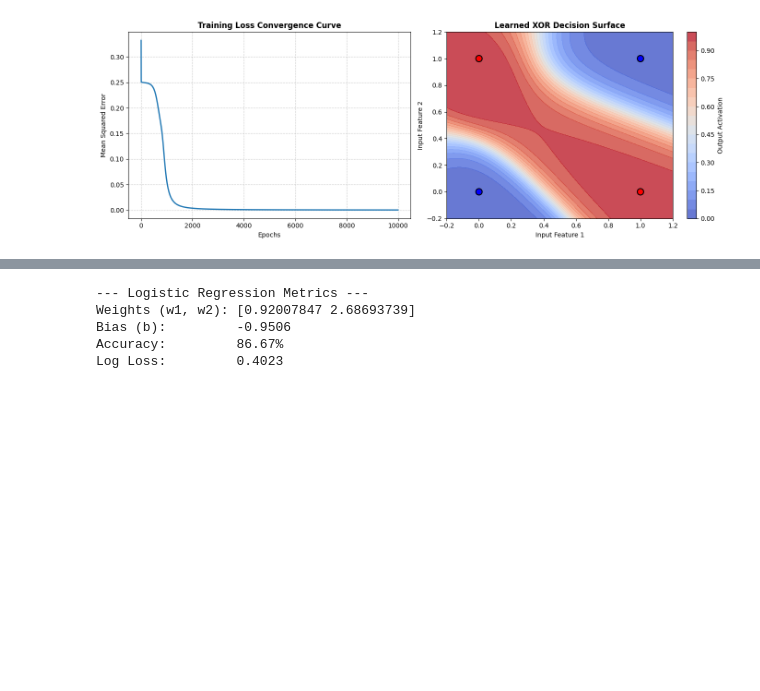
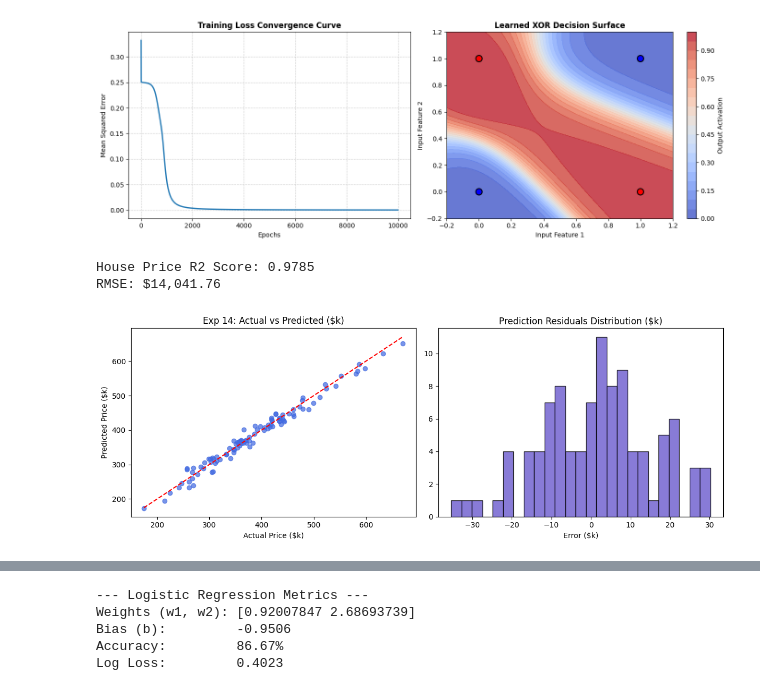
Before and after one commit to Dusyaant/FUNDAMENTALS-OF-MACHINE-LEARNING, a Jupyter notebook: MLA0202_Lab_Exps.ipynb, the cells around one changed output, grey strips where cells are left out. Saved outputs shown, nothing was run; the diff lists cells and outputs as text; code cells hidden in the pictures; blank space fills up the shorter version.

```diff
--- a/MLA0202_Lab_Exps.ipynb
+++ b/MLA0202_Lab_Exps.ipynb
@@ -318,3 +318,55 @@ Target Output:
 Network Predictions:
  [0.0142 0.9906 0.979  0.0186]
 [figure]
+# %%
+import numpy as np
+import pandas as pd
+import matplotlib.pyplot as plt
+from sklearn.model_selection import train_test_split
+from sklearn.preprocessing import StandardScaler
+from sklearn.linear_model import Ridge
+from sklearn.metrics import mean_squared_error, r2_score
+
+# 1. Generate realistic housing dataset
+np.random.seed(42)
+n = 500
+sqft = np.random.normal(1800, 500, n).clip(600, 4500)
+bedrooms = np.round(sqft / 550).clip(1, 6)
+location_score = np.random.uniform(1, 10, n)
+house_age = np.random.randint(0, 40, n)
+
+price = (sqft * 150) + (bedrooms * 12000) + (location_score * 18000) - (house_age * 1100) + np.random.normal(0, 15000, n)
+
+X = pd.DataFrame({'SqFt': sqft, 'Bedrooms': bedrooms, 'Location_Score': location_score, 'Age': house_age})
+X_train, X_test, y_train, y_test = train_test_split(X, price, test_size=0.2, random_state=42)
+
+# 2. Scale features & fit Ridge Regression
+scaler = StandardScaler()
+X_train_s = scaler.fit_transform(X_train)
+X_test_s = scaler.transform(X_test)
+
+model = Ridge(alpha=1.0)
+model.fit(X_train_s, y_train)
+y_pred = model.predict(X_test_s)
+
+print(f"House Price R2 Score: {r2_score(y_test, y_pred):.4f}")
+print(f"RMSE: ${np.sqrt(mean_squared_error(y_test, y_pred)):,.2f}")
+
+# 3. Plot Actual vs Predicted & Residuals
+fig, axes = plt.subplots(1, 2, figsize=(12, 4.5))
+axes[0].scatter(y_test / 1000, y_pred / 1000, alpha=0.7, color='royalblue')
+axes[0].plot([y_test.min()/1000, y_test.max()/1000], [y_test.min()/1000, y_test.max()/1000], 'r--')
+axes[0].set_title('Exp 14: Actual vs Predicted ($k)')
+axes[0].set_xlabel('Actual Price ($k)')
+axes[0].set_ylabel('Predicted Price ($k)')
+
+residuals = (y_test - y_pred) / 1000
+axes[1].hist(residuals, bins=25, color='slateblue', edgecolor='black', alpha=0.8)
+axes[1].set_title('Prediction Residuals Distribution ($k)')
+axes[1].set_xlabel('Error ($k)')
+plt.tight_layout()
+plt.show()
+# %% [output]
+House Price R2 Score: 0.9785
+RMSE: $14,041.76
+[figure, added]
```
Also changed, not shown: parts of 10 cells of this notebook.
